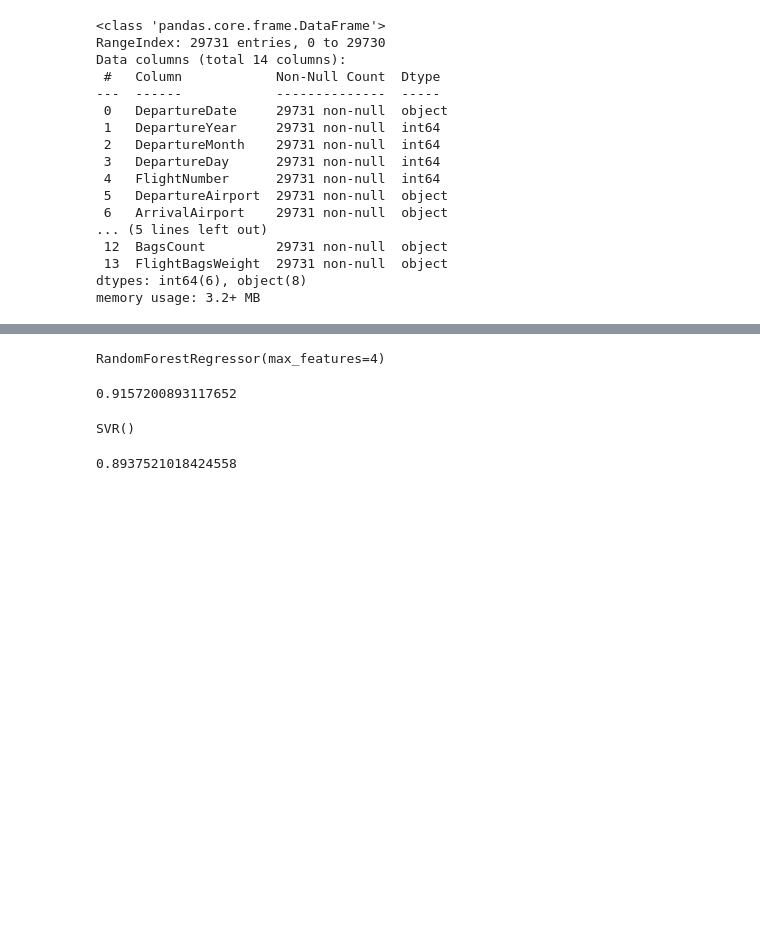
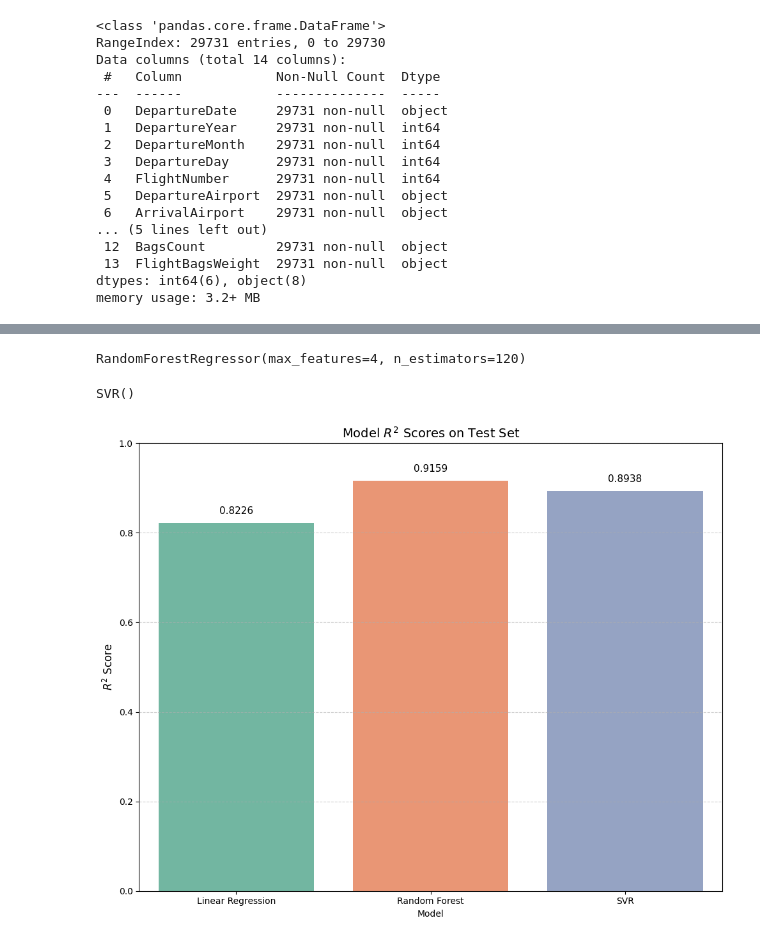
Before and after one commit to brunomaruwka1/TakeOffAircraftWeight, a Jupyter notebook: AirCraftWeight.ipynb, the cells around one changed output, grey strips where cells are left out. Cells and saved outputs as stored; diff of their text form; code cells hidden in the pictures; blank space fills up the shorter version.

```diff
--- a/AirCraftWeight.ipynb
+++ b/AirCraftWeight.ipynb
@@ -177,9 +189,5 @@ grid_search.best_params_
 # %%
-forest = RandomForestRegressor(n_estimators=100, max_features=4)
+forest = RandomForestRegressor(n_estimators=120, max_features=4)
 forest.fit(X_train, y_train)
 # %% [output]
-RandomForestRegressor(max_features=4)
+RandomForestRegressor(max_features=4, n_estimators=120)
-# %%
-forest.score(X_test, y_test)
-# %% [output]
-0.9157200893117652
@@ -194,7 +201,28 @@ regressor = SVR(kernel = 'rbf')
 regressor.fit(X_train, y_train_SVR)
 # %% [output]
 SVR()
-# %%
-regressor.score(X_test, sc_y.transform(y_test.values.reshape(len(y_test), 1)))
-# %% [output]
-0.8937521018424558
+# %%
+model_names = ['Linear Regression', 'Random Forest', 'SVR']
+scores = [
+    lm.score(X_test, y_test),
+    forest.score(X_test, y_test),
+    regressor.score(X_test, sc_y.transform(y_test.values.reshape(len(y_test), 1)))
+]
+df_scores = pd.DataFrame({'Model': model_names, 'Score': scores})
+
+
+plt.figure(figsize=(10, 8))
+sns.barplot(data=df_scores, x='Model', y='Score', hue='Model', palette='Set2', legend=False)
+
+
+for i, score in enumerate(scores):
+    plt.text(i, score + 0.02, f'{score:.4f}', ha='center', fontsize=11)
+
+plt.title(r'Model $R^2$ Scores on Test Set', fontsize=14)
+plt.ylabel(r'$R^2$ Score', fontsize=12)
+plt.ylim(0, 1)
+plt.grid(axis='y', linestyle='--', alpha=0.6)
+plt.tight_layout()
+plt.show()
+# %% [output]
+[figure, added]
```
Also changed, not shown: parts of 30 cells of this notebook, 1 other file.
